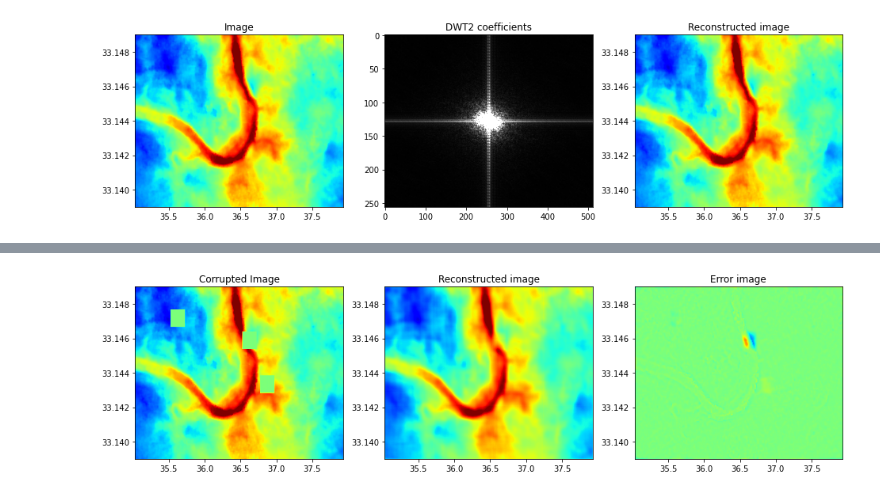
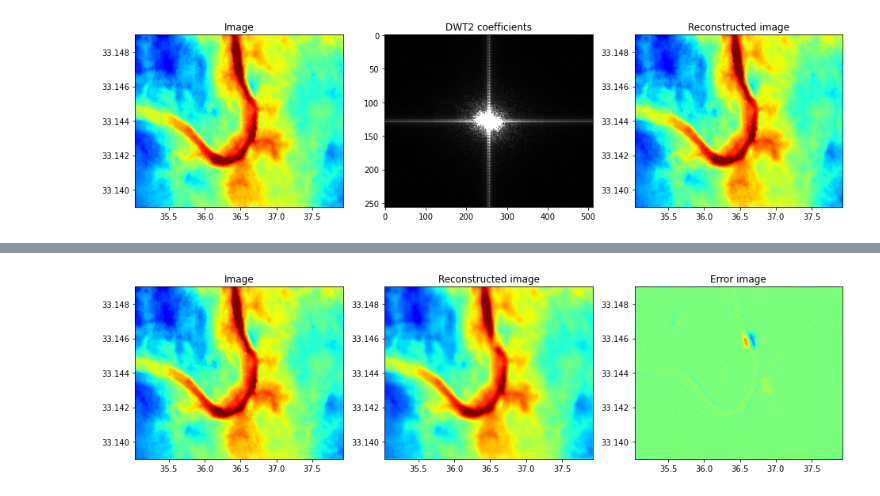
Before and after one commit to PyLops/pylops_transform2021, a Jupyter notebook: Horizons.ipynb, the cells around one changed output, grey strips where cells are left out. Drawn from its saved outputs; the diff is of its cells as text; code cells hidden in the pictures.

```diff
--- a/Horizons.ipynb
+++ b/Horizons.ipynb
@@ -256,20 +257,20 @@ Iterations = 100        Total time (s) = 2.79
 [figure]
 # %%
 fig, axs = plt.subplots(1, 3, figsize=(16, 4))
-axs[0].imshow(igholes[:nyorig, :nxorig], cmap='jet', vmin=-14, vmax=14,
+axs[0].imshow(ig[:nyorig, :nxorig], cmap='jet', vmin=-14, vmax=14,
               extent=(x[0], x[-1], y[0], y[1]), origin='lower')
 axs[0].set_title('Image')
 axs[0].axis('tight')
 axs[1].imshow(igfilled[:nyorig, :nxorig], cmap='jet', vmin=-14, vmax=14,
               extent=(x[0], x[-1], y[0], y[1]), origin='lower')
 axs[1].set_title('Reconstructed image')
 axs[1].axis('tight');
 axs[2].imshow(ig[:nyorig, :nxorig]-igfilled[:nyorig, :nxorig], cmap='jet', vmin=-14, vmax=14,
               extent=(x[0], x[-1], y[0], y[1]), origin='lower')
 axs[2].set_title('Error image')
 axs[2].axis('tight');
 # %% [output]
-[figure, old version]
+[figure, new version]
 # %%
 scooby.Report(core='pylops')
 # %% [output]
```
Also changed, not shown: parts of 4 cells of this notebook, 3 other files.
